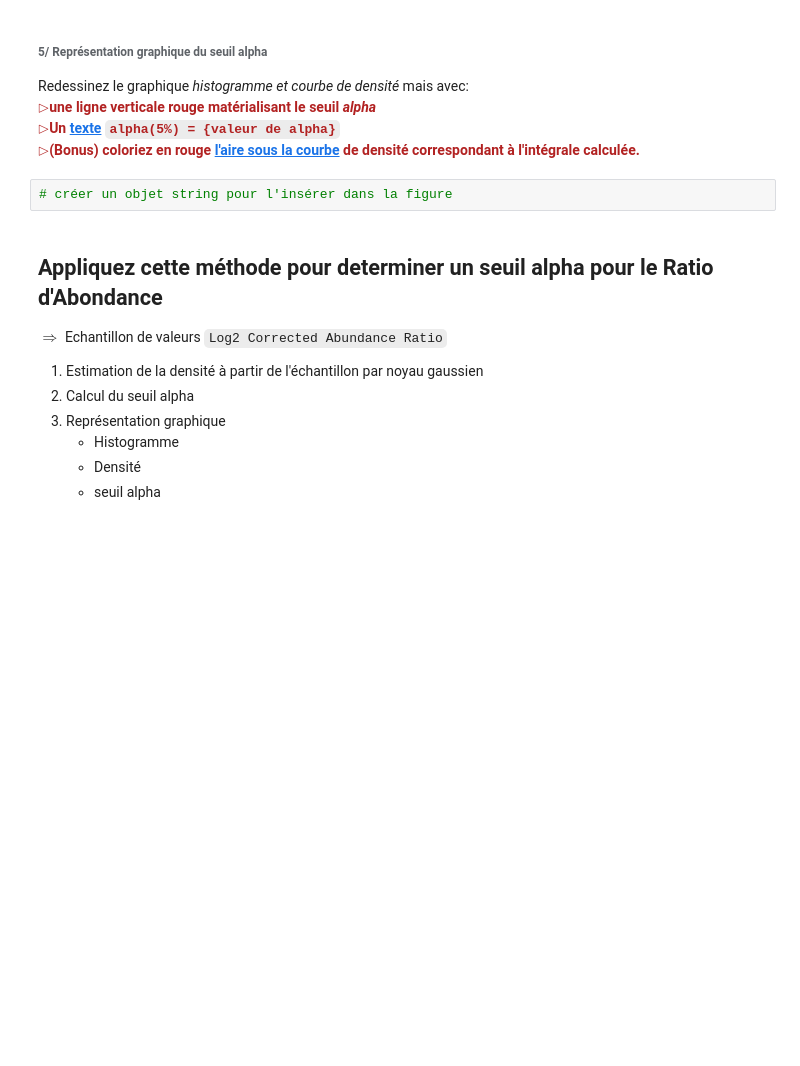
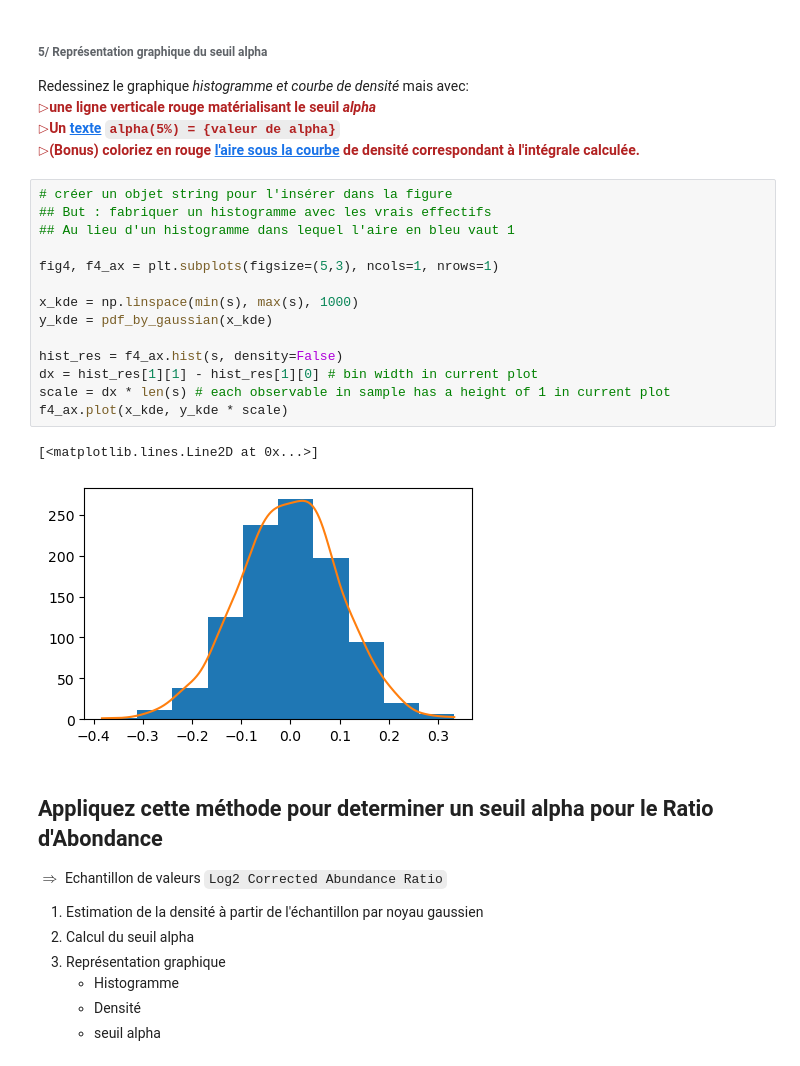
Before and after one commit to gnoiret/VDB_jupyter, a Jupyter notebook: exercices/TP1.ipynb, the cells around one changed output. Saved outputs shown, nothing was run; the diff lists cells and outputs as text; blank space fills up the shorter version.

```diff
--- a/exercices/TP1.ipynb
+++ b/exercices/TP1.ipynb
@@ -427,8 +418,23 @@ Redessinez le graphique *histogramme et courbe de densité* mais avec:
 <br/><span style="color:firebrick;font-weight:bold">$\rhd$une ligne verticale rouge matérialisant le seuil <i>alpha</i></span>
 <br/><span style="color:firebrick;font-weight:bold">$\rhd$Un [texte](https://matplotlib.org/stable/api/_as_gen/matplotlib.axes.Axes.text.html) `alpha(5%) = {valeur de alpha}`</span>
 <br/><span style="color:firebrick;font-weight:bold">$\rhd$(Bonus) coloriez en rouge [l'aire sous la courbe](https://matplotlib.org/stable/api/_as_gen/matplotlib.axes.Axes.fill_between.html) de densité correspondant à l'intégrale calculée.</span>
-# %%
-# créer un objet string pour l'insérer dans la figure
+# %%
+# créer un objet string pour l'insérer dans la figure
+## But : fabriquer un histogramme avec les vrais effectifs
+## Au lieu d'un histogramme dans lequel l'aire en bleu vaut 1
+
+fig4, f4_ax = plt.subplots(figsize=(5,3), ncols=1, nrows=1)
+
+x_kde = np.linspace(min(s), max(s), 1000)
+y_kde = pdf_by_gaussian(x_kde)
+
+hist_res = f4_ax.hist(s, density=False)
+dx = hist_res[1][1] - hist_res[1][0] # bin width in current plot
+scale = dx * len(s) # each observable in sample has a height of 1 in current plot
+f4_ax.plot(x_kde, y_kde * scale)
+# %% [output]
+[<matplotlib.lines.Line2D at 0x...>]
+[figure, added]
 # %% [markdown]
 ## Appliquez cette méthode pour determiner un seuil alpha pour le Ratio d'Abondance
 $\Rightarrow$ Echantillon de valeurs `Log2 Corrected Abundance Ratio`
```
Also changed, not shown: parts of 18 cells of this notebook.
